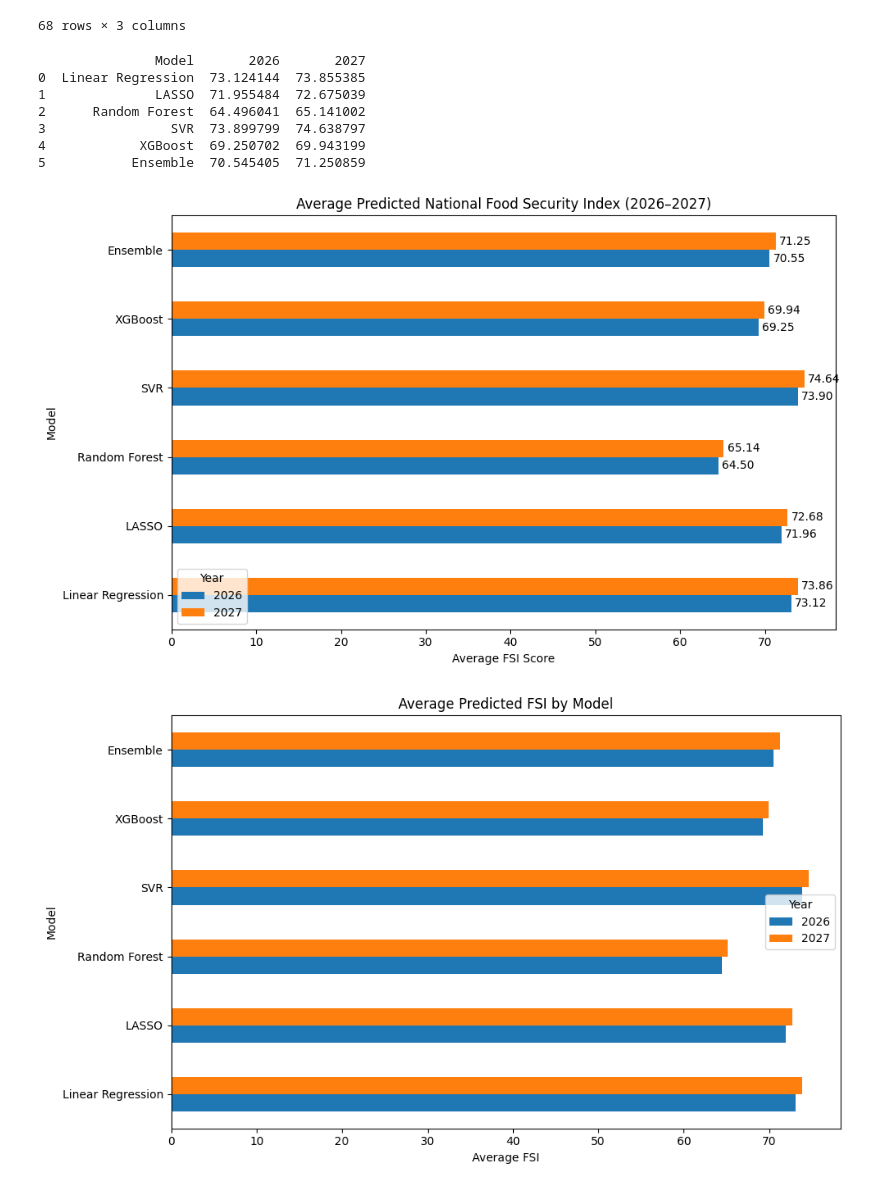
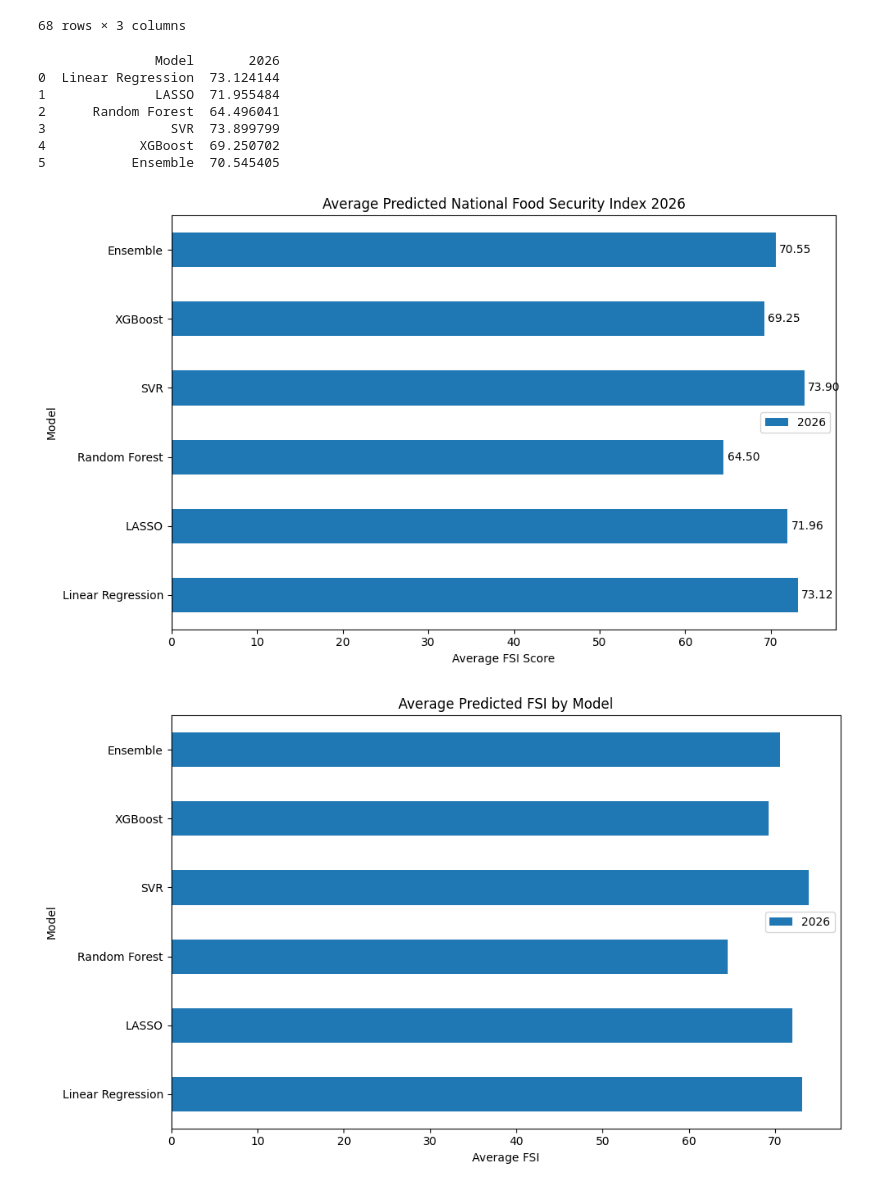
Before and after one commit to MuhammadRibhiRamadan/fsi-prediction-id, a Jupyter notebook: DSAI.ipynb, the cells around one changed output. Drawn from its saved outputs; the diff is of its cells as text; code cells hidden in the pictures.

```diff
--- a/DSAI.ipynb
+++ b/DSAI.ipynb
@@ -1443,64 +1559,51 @@ avg_predictions = pd.DataFrame({
         svr_pred_2026.mean(),
         xgb_pred_2026.mean(),
         ensemble_pred_2026.mean()
-    ],
-    '2027': [
-        lr_pred_2027.mean(),
-        lasso_pred_2027.mean(),
-        rf_pred_2027.mean(),
-        svr_pred_2027.mean(),
-        xgb_pred_2027.mean(),
-        ensemble_pred_2027.mean()
     ]
 })
 
 print(avg_predictions)
 # %% [output]
-               Model       2026       2027
-0  Linear Regression  73.124144  73.855385
-1              LASSO  71.955484  72.675039
-2      Random Forest  64.496041  65.141002
-3                SVR  73.899799  74.638797
-4            XGBoost  69.250702  69.943199
-5           Ensemble  70.545405  71.250859
+               Model       2026
+0  Linear Regression  73.124144
+1              LASSO  71.955484
+2      Random Forest  64.496041
+3                SVR  73.899799
+4            XGBoost  69.250702
+5           Ensemble  70.545405
 # %%
 import matplotlib.pyplot as plt
 
 plot_df = avg_predictions.set_index('Model')
 
 ax = plot_df.plot(
     kind='barh',
     figsize=(10,6)
 )
 
-plt.title('Average Predicted National Food Security Index (2026–2027)')
+plt.title('Average Predicted National Food Security Index 2026')
 plt.xlabel('Average FSI Score')
 plt.ylabel('Model')
 
 # Add value labels
 for container in ax.containers:
     ax.bar_label(
         container,
         fmt='%.2f',     # 2 decimal places
         padding=3
     )
 
-plt.legend(
-    title='Year',
-    loc='lower left'
-)
-
 plt.tight_layout()
 plt.show()
 # %% [output]
-[figure, old version]
+[figure, new version]
 # %%
 import pandas as pd
 import matplotlib.pyplot as plt
 
 plot_df = avg_predictions.set_index('Model')
 
-ax = plot_df[['2026', '2027']].plot(
+ax = plot_df[['2026']].plot(
     kind='barh',
     figsize=(10, 6)
 )
@@ -1508,9 +1611,8 @@ ax = plot_df[['2026', '2027']].plot(
 plt.title('Average Predicted FSI by Model')
 plt.xlabel('Average FSI')
 plt.ylabel('Model')
-plt.legend(title='Year')
 
 plt.tight_layout()
 plt.show()
 # %% [output]
-[figure, old version]
+[figure, new version]
```
Also changed, not shown: parts of 10 cells of this notebook.
